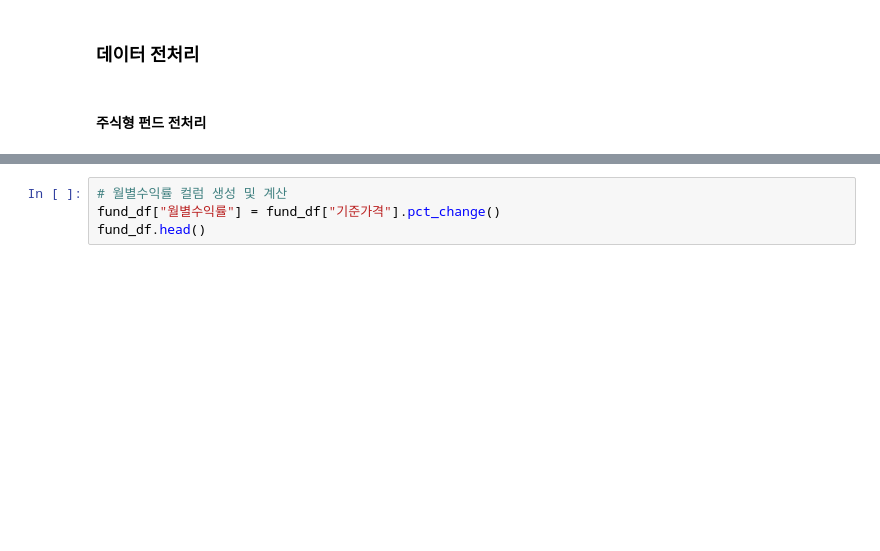
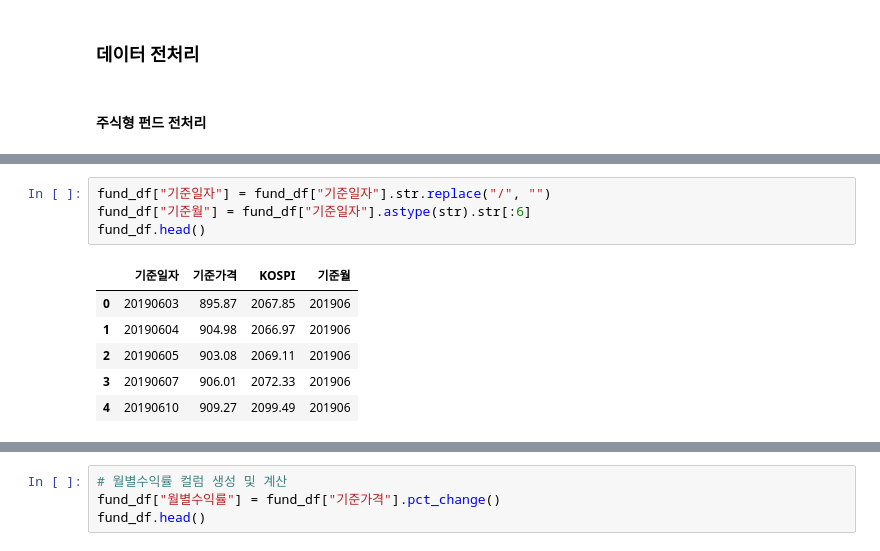
Before and after one commit to jkim0313/Hackathon_Whale, a Jupyter notebook: fund_preprocessing.ipynb, the cells around one changed output, grey strips where cells are left out. Drawn from its saved outputs; the diff is of its cells as text; blank space fills up the shorter version.

```diff
--- a/fund_preprocessing.ipynb
+++ b/fund_preprocessing.ipynb
@@ -234,0 +186,11 @@ fund_df.head()
+# %%
+fund_df["기준일자"] = fund_df["기준일자"].str.replace("/", "")
+fund_df["기준월"] = fund_df["기준일자"].astype(str).str[:6]
+fund_df.head()
+# %% [output]
+|  | 기준일자 | 기준가격 | KOSPI | 기준월 |
+| 0 | 20190603 | 895.87 | 2067.85 | 201906 |
+| 1 | 20190604 | 904.98 | 2066.97 | 201906 |
+| 2 | 20190605 | 903.08 | 2069.11 | 201906 |
+| 3 | 20190607 | 906.01 | 2072.33 | 201906 |
+| 4 | 20190610 | 909.27 | 2099.49 | 201906 |
```
Also changed, not shown: parts of 12 cells of this notebook.
